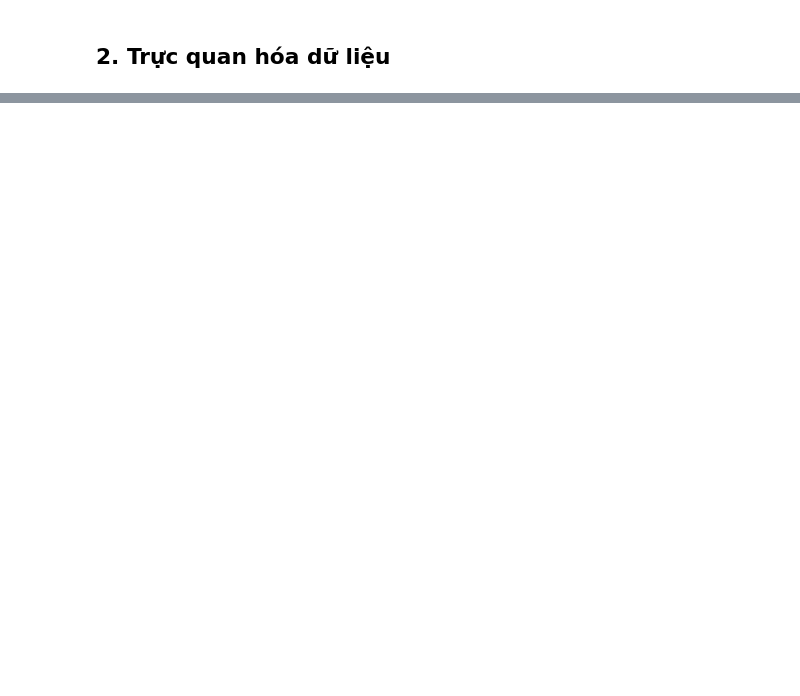
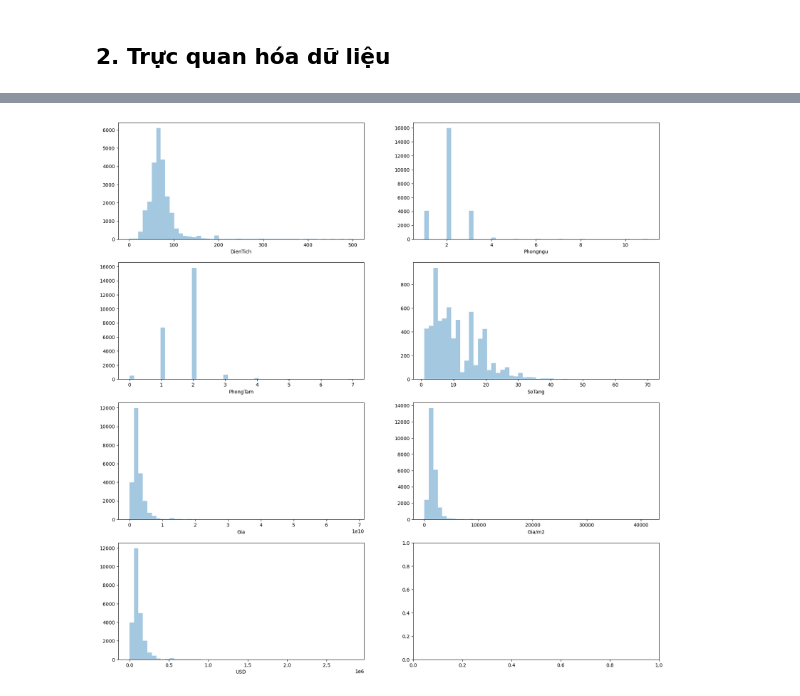
Before and after one commit to adamwilling/TLCN-KTDL-32, a Jupyter notebook: EDA.ipynb, the cells around one changed output, grey strips where cells are left out. Saved outputs shown, nothing was run; the diff lists cells and outputs as text; code cells hidden in the pictures; blank space fills up the shorter version.

```diff
--- a/EDA.ipynb
+++ b/EDA.ipynb
@@ -273,0 +254,12 @@ for var in categorical_vars:
+# %%
+
+# Trực quan hóa biến số liên tục (continuous variables)
+# các biểu đồ liên tiếp nhau, giảm dần theo số lượng
+continuous_vars = ['DienTich', 'Phongngu', 'PhongTam', 'SoTang', 'Gia', 'Gia/m2', 'USD']
+
+fig, axes = plt.subplots(4, 2, figsize=(20, 20))
+axes = axes.flatten()
+for ax, catplot in zip(axes, continuous_vars):
+    sns.distplot(df[catplot], ax=ax, kde=False)
+# %% [output]
+[figure, added]
```
Also changed, not shown: parts of 9 cells of this notebook, 1 other file.
